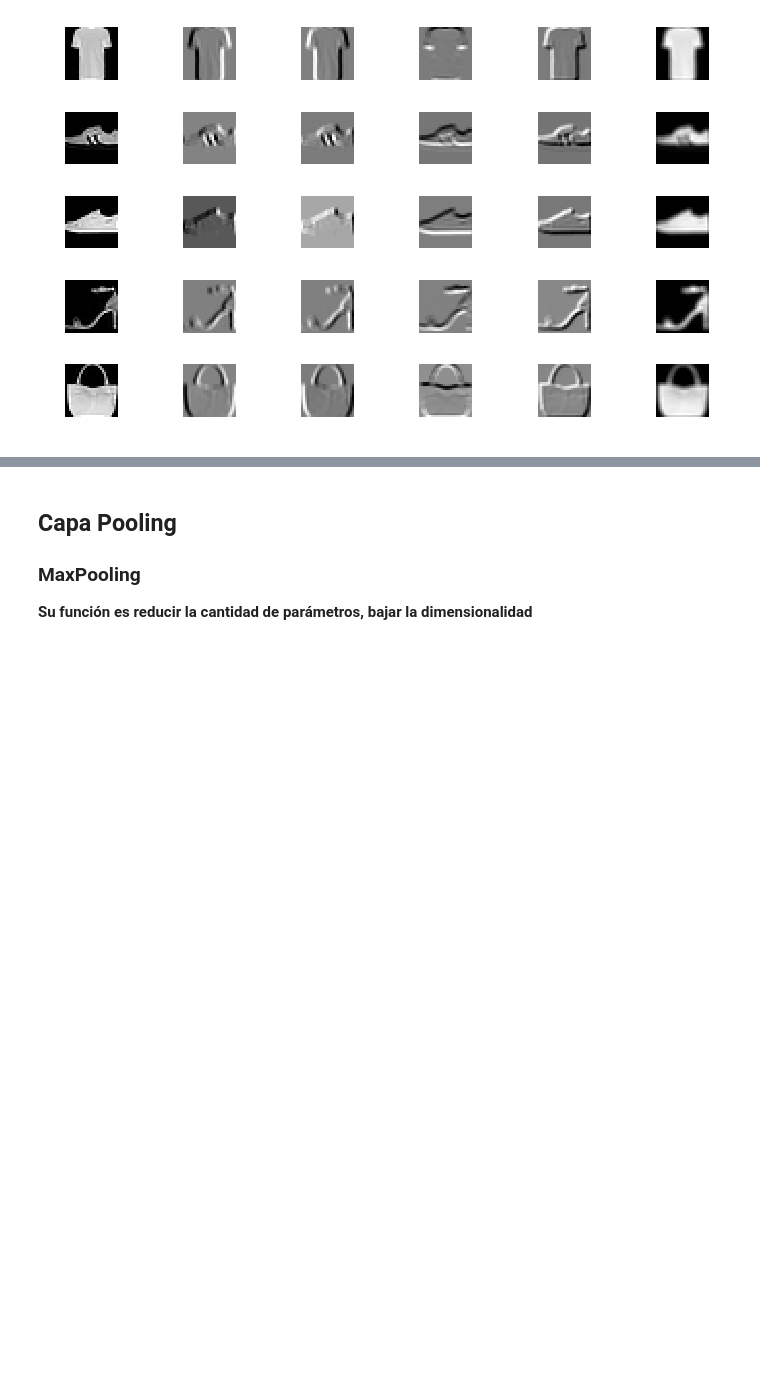
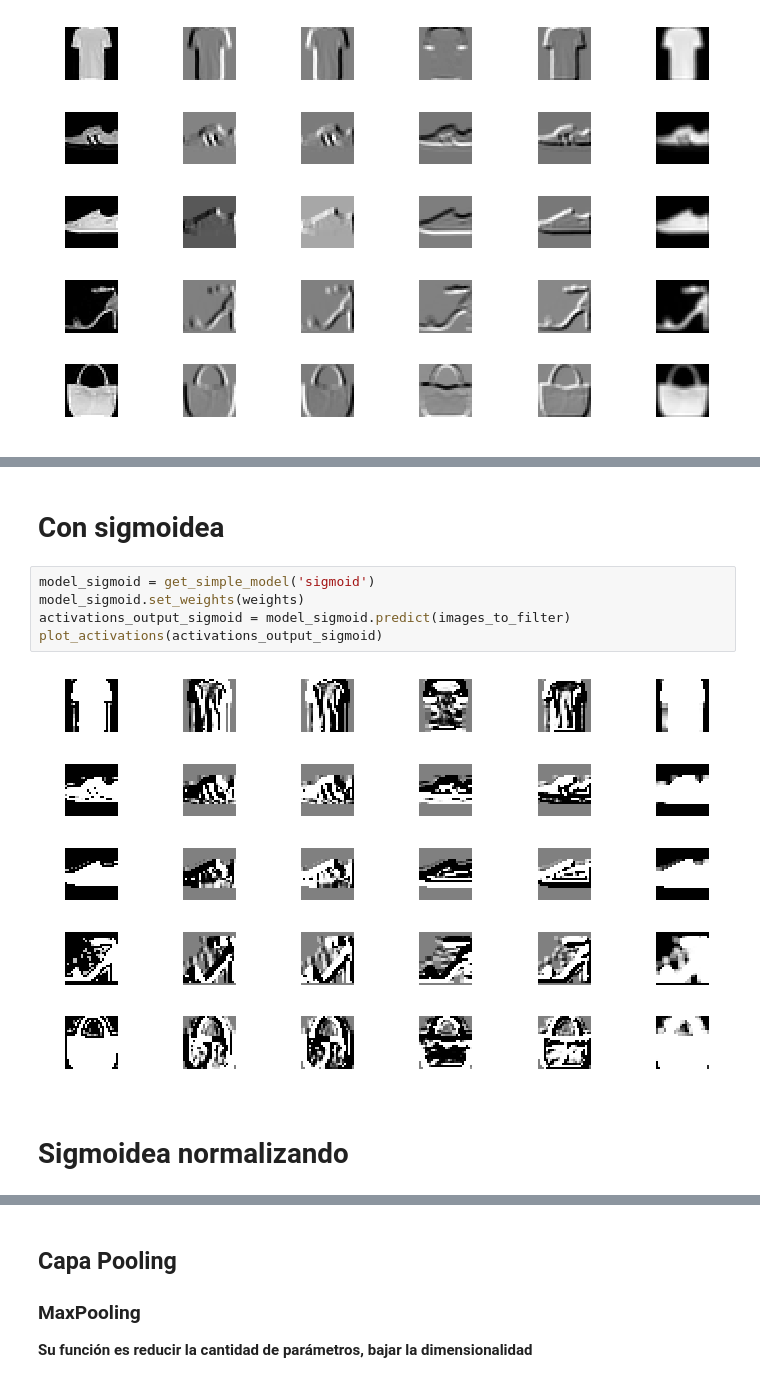
Before and after one commit to lab-ml-itba/8-CNN, a Jupyter notebook: 1-CNN-Teoria.ipynb, the cells around one changed output, grey strips where cells are left out. Drawn from its saved outputs; the diff is of its cells as text; blank space fills up the shorter version.

```diff
--- a/1-CNN-Teoria.ipynb
+++ b/1-CNN-Teoria.ipynb
@@ -245,0 +273,11 @@ plot_activations(activations_conv1_output)
+# %% [markdown]
+# Con sigmoidea
+# %%
+model_sigmoid = get_simple_model('sigmoid')
+model_sigmoid.set_weights(weights)
+activations_output_sigmoid = model_sigmoid.predict(images_to_filter)
+plot_activations(activations_output_sigmoid)
+# %% [output]
+[figure, added]
+# %% [markdown]
+# Sigmoidea normalizando
```
Also changed, not shown: parts of 16 cells of this notebook, 7 other files.
